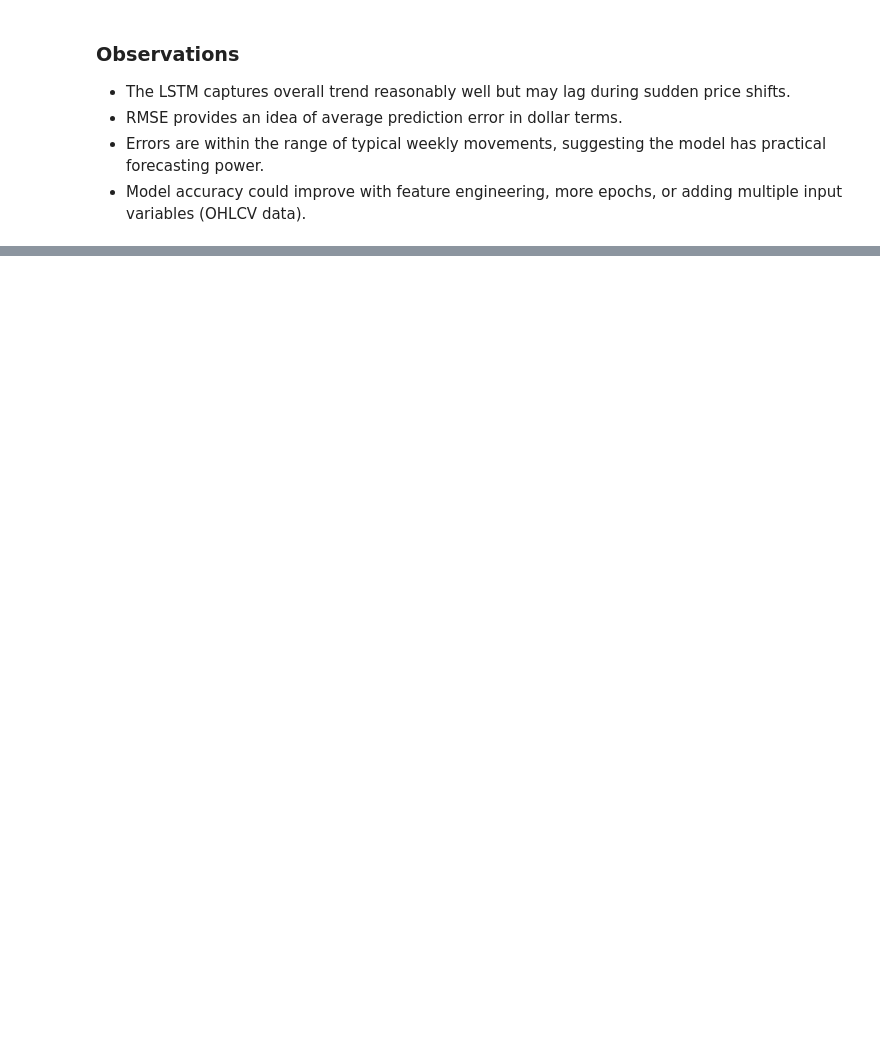
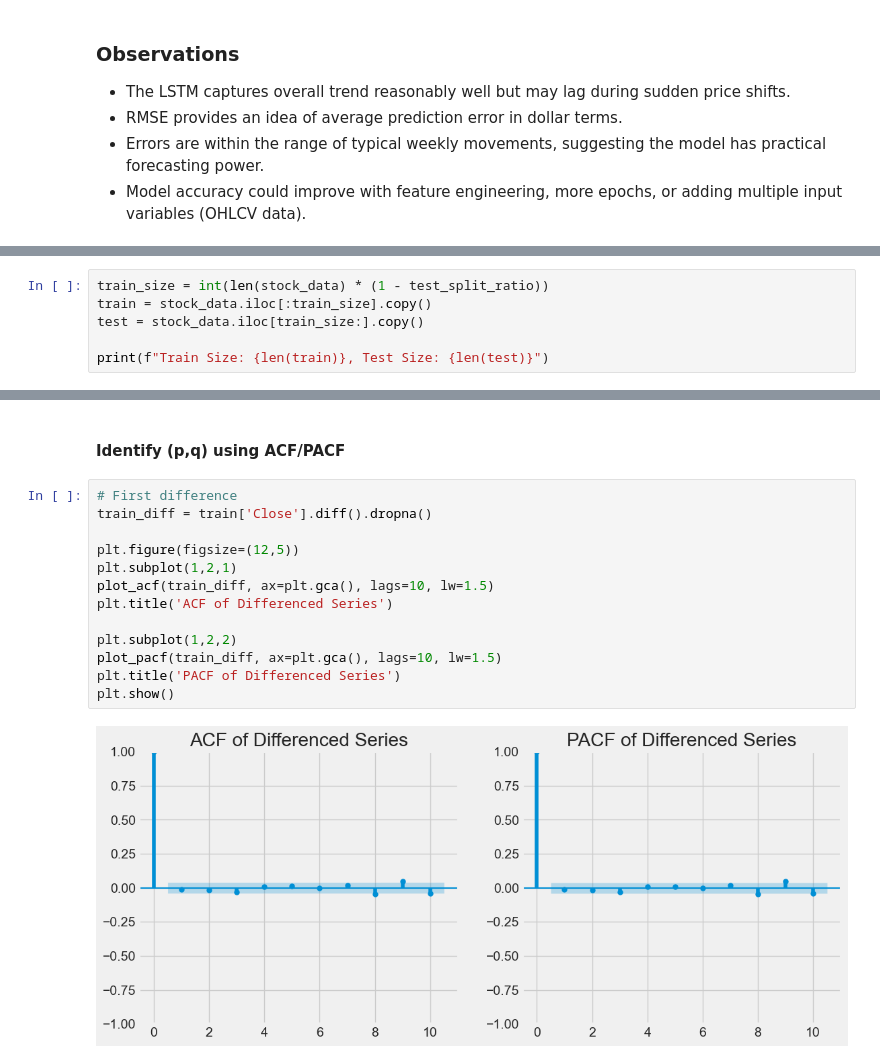
Before and after one commit to asitdave/Stock-Price-Prediction-and-Risk-Analysis, a Jupyter notebook: Stock-Price-Prediction-and-Risk-Analysis.ipynb, the cells around one changed output, grey strips where cells are left out. Saved outputs shown, nothing was run; the diff lists cells and outputs as text; blank space fills up the shorter version.

```diff
--- a/Stock-Price-Prediction-and-Risk-Analysis.ipynb
+++ b/Stock-Price-Prediction-and-Risk-Analysis.ipynb
@@ -802,0 +899,6 @@ plt.show()
+# %%
+train_size = int(len(stock_data) * (1 - test_split_ratio))
+train = stock_data.iloc[:train_size].copy()
+test = stock_data.iloc[train_size:].copy()
+
+print(f"Train Size: {len(train)}, Test Size: {len(test)}")
@@ -802,0 +959,17 @@ plt.show()
+# %% [markdown]
+#### Identify (p,q) using ACF/PACF
+# %%
+# First difference
+train_diff = train['Close'].diff().dropna()
+
+plt.figure(figsize=(12,5))
+plt.subplot(1,2,1)
+plot_acf(train_diff, ax=plt.gca(), lags=10, lw=1.5)
+plt.title('ACF of Differenced Series')
+
+plt.subplot(1,2,2)
+plot_pacf(train_diff, ax=plt.gca(), lags=10, lw=1.5)
+plt.title('PACF of Differenced Series')
+plt.show()
+# %% [output]
+[figure, added]
```
Also changed, not shown: parts of 35 cells of this notebook, 1 other file.
